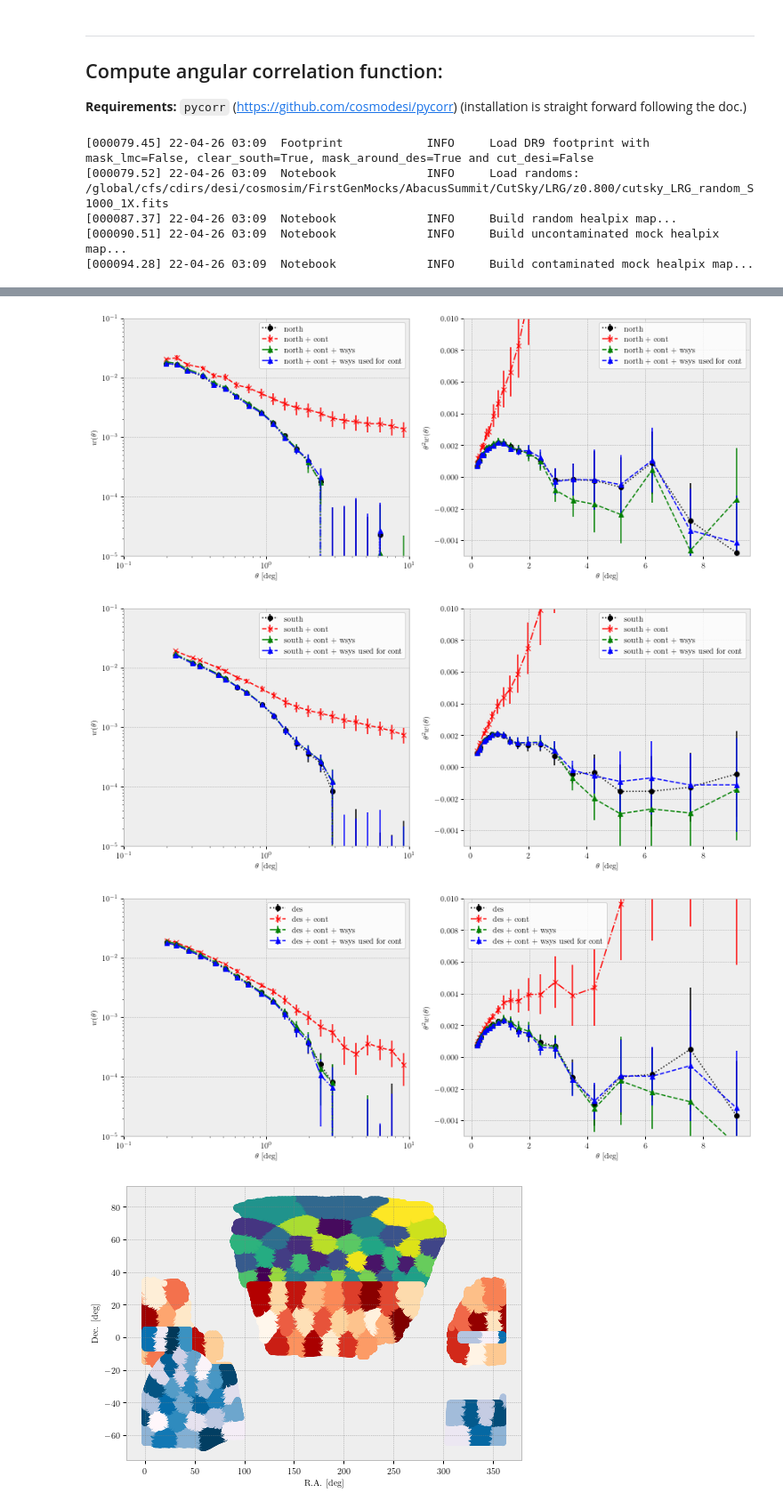
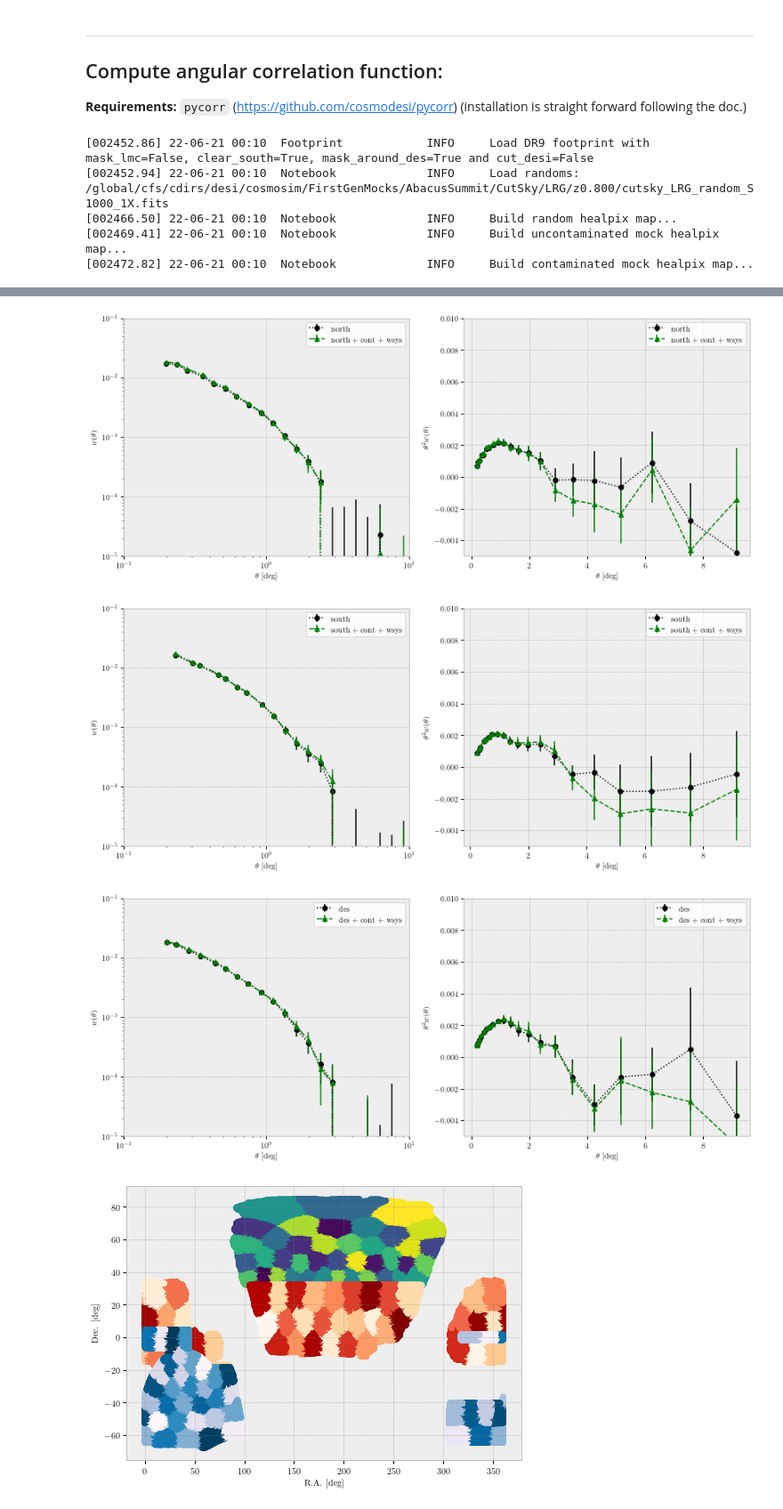
Before and after one commit to echaussidon/regressis, a Jupyter notebook: nb/contaminated_mocks.ipynb, the cells around one changed output, grey strips where cells are left out. Shown at 89% size. Saved outputs shown, nothing was run; the diff lists cells and outputs as text; code cells hidden in the pictures.

```diff
--- a/nb/contaminated_mocks.ipynb
+++ b/nb/contaminated_mocks.ipynb
@@ -120,16 +124,18 @@ plt.show()
 [figure]
 # %%
 # Build healpix map:
-expected_mock_map = build_healpix_map(256, mock['RA'], mock['DEC'], precomputed_pix=pix_number, sel=sel_nz, in_deg2=True)
-cont_mock_map = build_healpix_map(256, mock['RA'], mock['DEC'], precomputed_pix=pix_number, sel=is_for_wsys_cont, in_deg2=True)
+expected_mock_map = build_healpix_map(nside, mock['RA'], mock['DEC'], precomputed_pix=pix_number, sel=sel_nz, in_deg2=True)
+cont_mock_map = build_healpix_map(nside, mock['RA'], mock['DEC'], precomputed_pix=pix_number, sel=is_for_wsys_cont, in_deg2=True)
 # %%
 # Compute photometric weight from the contaminated mock (cf photometric_mitigation_* notebook for usefull comments):
 wsys_already_computed = True # usefull to avoid to spend time for this computation if already computed
 
-version, tracer, suffix_tracer = 'MOCKS', 'LRG', '0'
+version, suffix_tracer = 'MOCKS', '0'
+
+nside = 256
 
 # Load DR9 footprint:
-dr9_footprint = DR9Footprint(256, mask_lmc=False, clear_south=True, mask_around_des=True, cut_desi=False)
+dr9_footprint = DR9Footprint(nside, mask_lmc=False, clear_south=True, mask_around_des=True, cut_desi=False)
 
 # Set parameters for the dataframe:
 params = dict()
@@ -157,6 +163,6 @@ if wsys_already_computed:
     wsys_new = PhotoWeight.load(f'{dataframe.version}_{dataframe.tracer}{dataframe.suffix_tracer}_imaging_weight_256.npy')
 else:
     # Run regression and collect computed weight
-    regression = Regression(dataframe, regressor='RF', use_kfold=True, n_jobs=6, seed=123)
+    regression = Regression(dataframe, regressor='RF', use_kfold=True, n_jobs=62, seed=123)
     wsys_new = regression.get_weight(save=True, savedir='')
 # %% [output]
@@ -342,7 +365,10 @@ DR9 = DR9Footprint(nside=nside_corr, mask_lmc=False, clear_south=True, mask_arou
 ra_pix, dec_pix = get_ra_dec(nside_corr)
 
 # collect randoms
-randoms_path = '/global/cfs/cdirs/desi/cosmosim/FirstGenMocks/AbacusSummit/CutSky/LRG/z0.800/cutsky_LRG_random_S1000_1X.fits'
+if tracer == 'LRG':
+    randoms_path = '/global/cfs/cdirs/desi/cosmosim/FirstGenMocks/AbacusSummit/CutSky/LRG/z0.800/cutsky_LRG_random_S1000_1X.fits'
+elif tracer == 'QSO':
+    randoms_path = '/global/cfs/cdirs/desi/cosmosim/FirstGenMocks/AbacusSummit/CutSky/QSO/z1.400/cutsky_QSO_random_S1000_1X.fits'
 logger.info(f'Load randoms: {randoms_path}')
 randoms = fitsio.FITS(randoms_path)[1].read()
 # keep only randoms with correct n(z) distribution (need for power spectrum measurement)
@@ -360,11 +386,11 @@ mock_cont_pix, mock_cont_pix_number = build_healpix_map(nside_corr, mock_cont['R
 wsys_pix = hp.ud_grade(wsys_new.map, nside_corr, order_in='nested')
 wsys_for_cont_pix = hp.ud_grade(wsys.map, nside_corr, order_in='nested')
 # %% [output]
-[000079.45] 22-04-26 03:09  Footprint            INFO     Load DR9 footprint with mask_lmc=False, clear_south=True, mask_around_des=True and cut_desi=False
-[000079.52] 22-04-26 03:09  Notebook             INFO     Load randoms: /global/cfs/cdirs/desi/cosmosim/FirstGenMocks/AbacusSummit/CutSky/LRG/z0.800/cutsky_LRG_random_S1000_1X.fits
-[000087.37] 22-04-26 03:09  Notebook             INFO     Build random healpix map...
-[000090.51] 22-04-26 03:09  Notebook             INFO     Build uncontaminated mock healpix map...
-[000094.28] 22-04-26 03:09  Notebook             INFO     Build contaminated mock healpix map...
+[002452.86] 22-06-21 00:10  Footprint            INFO     Load DR9 footprint with mask_lmc=False, clear_south=True, mask_around_des=True and cut_desi=False
+[002452.94] 22-06-21 00:10  Notebook             INFO     Load randoms: /global/cfs/cdirs/desi/cosmosim/FirstGenMocks/AbacusSummit/CutSky/LRG/z0.800/cutsky_LRG_random_S1000_1X.fits
+[002466.50] 22-06-21 00:10  Notebook             INFO     Build random healpix map...
+[002469.41] 22-06-21 00:10  Notebook             INFO     Build uncontaminated mock healpix map...
+[002472.82] 22-06-21 00:10  Notebook             INFO     Build contaminated mock healpix map...
 # %%
 regions = ['north', 'south', 'des']
 
@@ -377,11 +403,11 @@ for i, region in enumerate(regions):
     ax = axs[1]
     ax.errorbar(theta, theta**2*w, theta**2*err_w, marker='o', ls=':', c='black', label=region)
 
-    theta, w, err_w = compute_angular_correlation(mock_cont_pix, randoms_pix, ra_pix, dec_pix, DR9(region), region, sys_weight_map=None, return_plot=True)
-    ax = axs[0]
-    ax.errorbar(theta, w, err_w, marker='x', ls='--', c='red', label=region+' + cont')
-    ax = axs[1]
-    ax.errorbar(theta, theta**2*w, theta**2*err_w, marker='x', ls='-.', c='red', label=region+' + cont')
+#    theta, w, err_w = compute_angular_correlation(mock_cont_pix, randoms_pix, ra_pix, dec_pix, DR9(region), region, sys_weight_map=None, return_plot=True)
+#    ax = axs[0]
+#    ax.errorbar(theta, w, err_w, marker='x', ls='--', c='red', label=region+' + cont')
+#    ax = axs[1]
+#    ax.errorbar(theta, theta**2*w, theta**2*err_w, marker='x', ls='-.', c='red', label=region+' + cont')
 
     theta, w, err_w = compute_angular_correlation(mock_cont_pix, randoms_pix, ra_pix, dec_pix, DR9(region), region, sys_weight_map=wsys_pix, return_plot=True)
     ax = axs[0]
@@ -389,11 +415,11 @@ for i, region in enumerate(regions):
     ax = axs[1]
     ax.errorbar(theta, theta**2*w, theta**2*err_w, marker='^', ls='--', c='green', label=region+' + cont + wsys')
 
-    theta, w, err_w = compute_angular_correlation(mock_cont_pix, randoms_pix, ra_pix, dec_pix, DR9(region), region, sys_weight_map=wsys_for_cont_pix, return_plot=True)
-    ax = axs[0]
-    ax.errorbar(theta, w, err_w, marker='^', ls='-.', c='blue', label=region+' + cont + wsys used for cont')
-    ax = axs[1]
-    ax.errorbar(theta, theta**2*w, theta**2*err_w, marker='^', ls='--', c='blue', label=region+' + cont + wsys used for cont')
+#    theta, w, err_w = compute_angular_correlation(mock_cont_pix, randoms_pix, ra_pix, dec_pix, DR9(region), region, sys_weight_map=wsys_for_cont_pix, return_plot=True)
+#    ax = axs[0]
+#    ax.errorbar(theta, w, err_w, marker='^', ls='-.', c='blue', label=region+' + cont + wsys used for cont')
+#    ax = axs[1]
+#    ax.errorbar(theta, theta**2*w, theta**2*err_w, marker='^', ls='--', c='blue', label=region+' + cont + wsys used for cont')
 
     ax = axs[0]
     ax.set_xscale('log')
@@ -434,6 +460,6 @@ plt.show()
-[figure, old version]
+[figure, new version]
-[figure, old version]
+[figure, new version]
-[figure, old version]
+[figure, new version]
 # %%
 # Draw the patch for jackkniffe error estimation:
 
```
Also changed, not shown: parts of 9 cells of this notebook, 3 other files.
